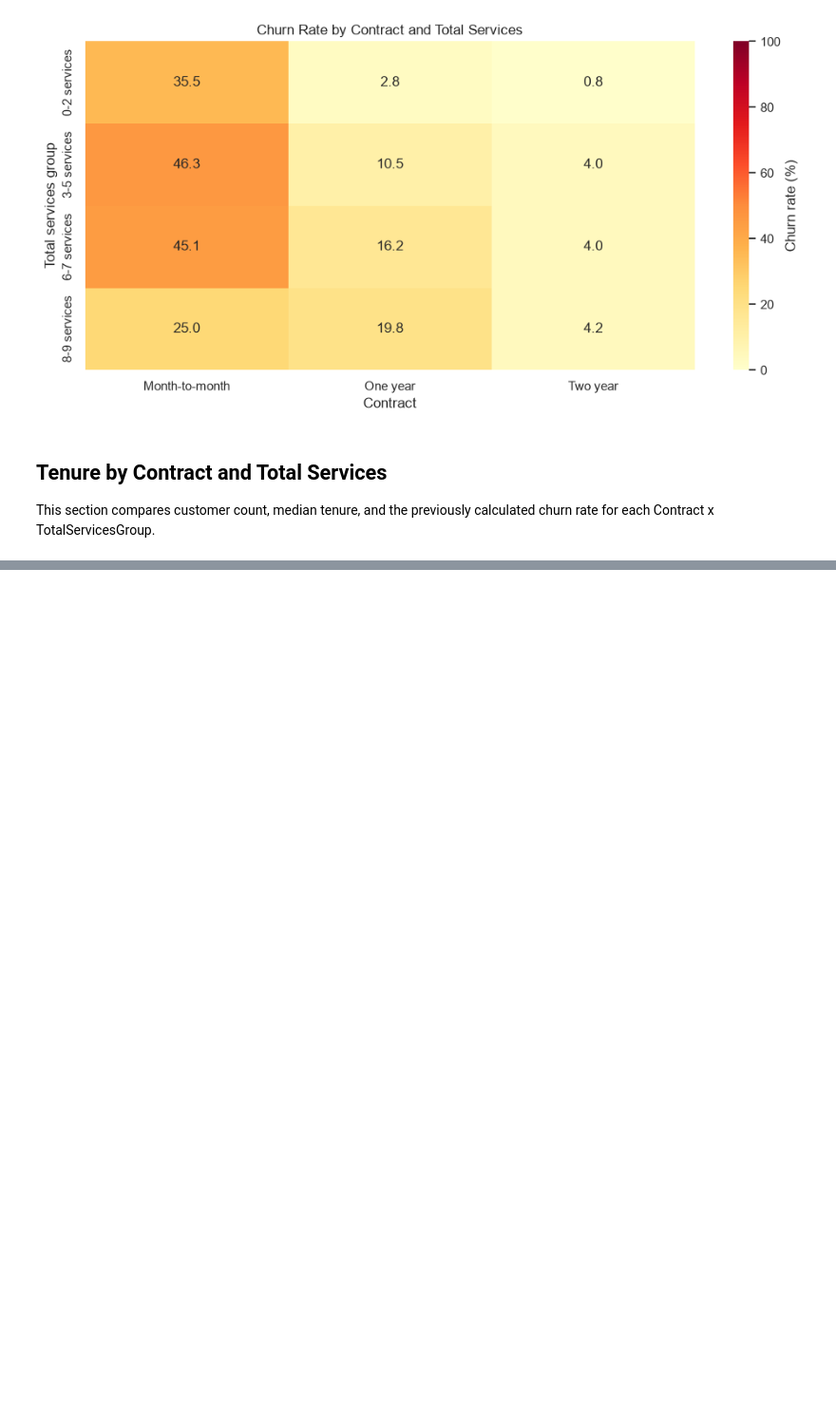
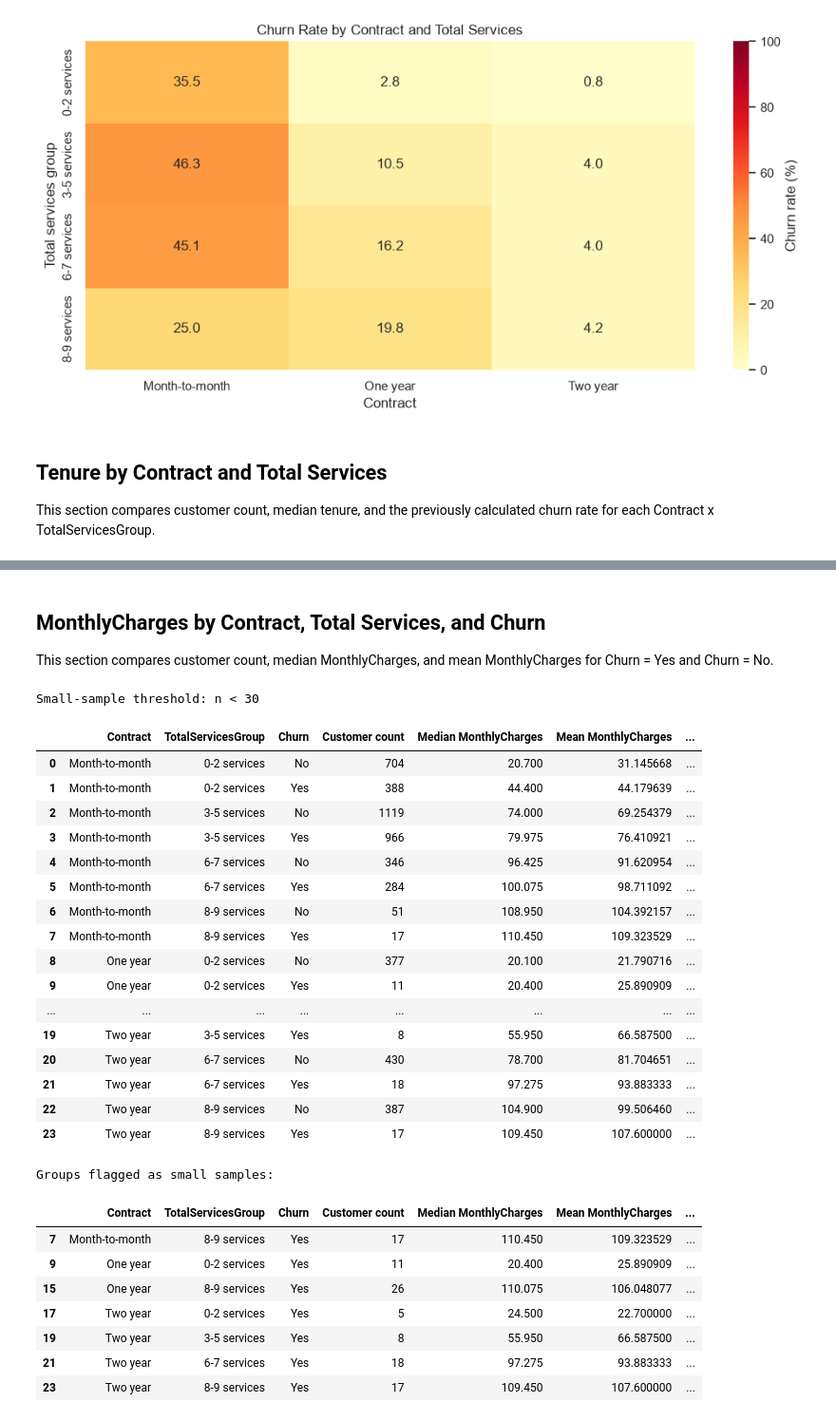
Before and after one commit to quoctuan1111/customer-churn-prediction, a Jupyter notebook: notebooks/02_eda.ipynb, the cells around one changed output, grey strips where cells are left out. Shown at 95% size. Drawn from its saved outputs; the diff is of its cells as text; code cells hidden in the pictures; blank space fills up the shorter version.

```diff
--- a/notebooks/02_eda.ipynb
+++ b/notebooks/02_eda.ipynb
@@ -419,0 +471,54 @@ plt.show()
+# %% [markdown]
+## MonthlyCharges by Contract, Total Services, and Churn
+
+This section compares customer count, median MonthlyCharges, and mean MonthlyCharges for Churn = Yes and Churn = No.
+# %%
+monthly_charges_summary = (
+    analysis_df.groupby(
+        ["Contract", "TotalServicesGroup", "Churn"], observed=False
+    )
+    .agg(
+        **{
+            "Customer count": ("customerID", "size"),
+            "Median MonthlyCharges": ("MonthlyCharges", "median"),
+            "Mean MonthlyCharges": ("MonthlyCharges", "mean"),
+        }
+    )
+    .reset_index()
+)
+monthly_charges_summary["Small sample"] = (
+    monthly_charges_summary["Customer count"] < small_sample_threshold
+)
+
+print(f"Small-sample threshold: n < {small_sample_threshold}")
+display(monthly_charges_summary)
+print("Groups flagged as small samples:")
+display(monthly_charges_summary[monthly_charges_summary["Small sample"]])
+# %% [output]
+Small-sample threshold: n < 30
+|  | Contract | TotalServicesGroup | Churn | Customer count | Median MonthlyCharges | Mean MonthlyCharges | ... |
+| 0 | Month-to-month | 0-2 services | No | 704 | 20.700 | 31.145668 | ... |
+| 1 | Month-to-month | 0-2 services | Yes | 388 | 44.400 | 44.179639 | ... |
+| 2 | Month-to-month | 3-5 services | No | 1119 | 74.000 | 69.254379 | ... |
+| 3 | Month-to-month | 3-5 services | Yes | 966 | 79.975 | 76.410921 | ... |
+| 4 | Month-to-month | 6-7 services | No | 346 | 96.425 | 91.620954 | ... |
+| 5 | Month-to-month | 6-7 services | Yes | 284 | 100.075 | 98.711092 | ... |
+| 6 | Month-to-month | 8-9 services | No | 51 | 108.950 | 104.392157 | ... |
+| 7 | Month-to-month | 8-9 services | Yes | 17 | 110.450 | 109.323529 | ... |
+| 8 | One year | 0-2 services | No | 377 | 20.100 | 21.790716 | ... |
+| 9 | One year | 0-2 services | Yes | 11 | 20.400 | 25.890909 | ... |
+| ... | ... | ... | ... | ... | ... | ... | ... |
+| 19 | Two year | 3-5 services | Yes | 8 | 55.950 | 66.587500 | ... |
+| 20 | Two year | 6-7 services | No | 430 | 78.700 | 81.704651 | ... |
+| 21 | Two year | 6-7 services | Yes | 18 | 97.275 | 93.883333 | ... |
+| 22 | Two year | 8-9 services | No | 387 | 104.900 | 99.506460 | ... |
+| 23 | Two year | 8-9 services | Yes | 17 | 109.450 | 107.600000 | ... |
+Groups flagged as small samples:
+|  | Contract | TotalServicesGroup | Churn | Customer count | Median MonthlyCharges | Mean MonthlyCharges | ... |
+| 7 | Month-to-month | 8-9 services | Yes | 17 | 110.450 | 109.323529 | ... |
+| 9 | One year | 0-2 services | Yes | 11 | 20.400 | 25.890909 | ... |
+| 15 | One year | 8-9 services | Yes | 26 | 110.075 | 106.048077 | ... |
+| 17 | Two year | 0-2 services | Yes | 5 | 24.500 | 22.700000 | ... |
+| 19 | Two year | 3-5 services | Yes | 8 | 55.950 | 66.587500 | ... |
+| 21 | Two year | 6-7 services | Yes | 18 | 97.275 | 93.883333 | ... |
+| 23 | Two year | 8-9 services | Yes | 17 | 109.450 | 107.600000 | ... |
```
Also changed, not shown: parts of 3 cells of this notebook.
